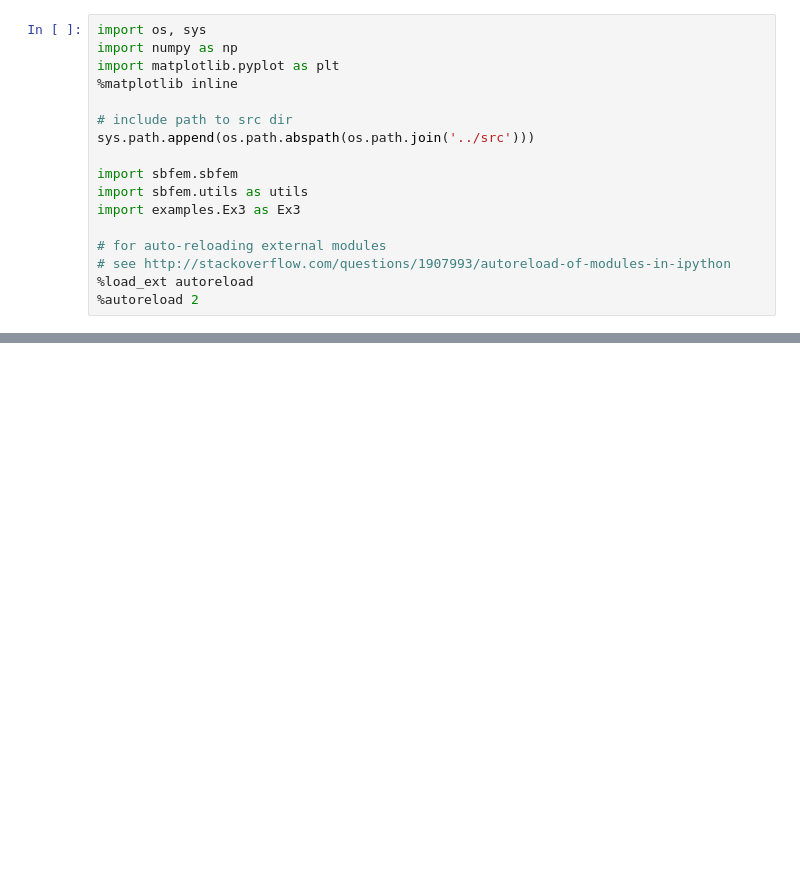
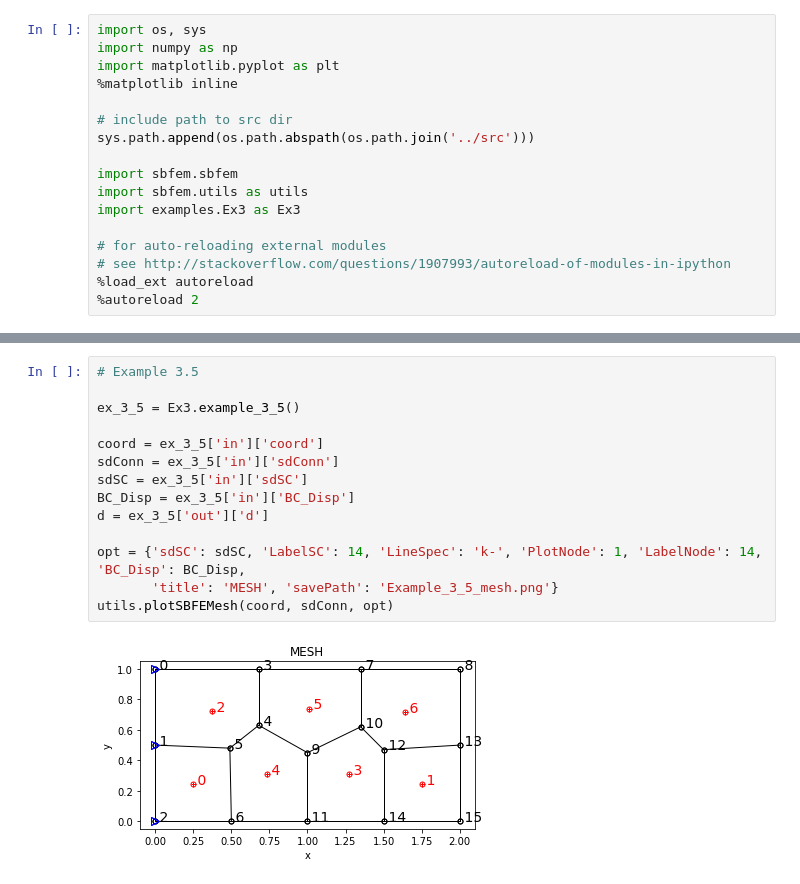
Before and after one commit to amemetov/sbfem-sandbox, a Jupyter notebook: notebooks/Example3.ipynb, the cells around one changed output, grey strips where cells are left out. Drawn from its saved outputs; the diff is of its cells as text; blank space fills up the shorter version.

```diff
--- a/notebooks/Example3.ipynb
+++ b/notebooks/Example3.ipynb
@@ -33,0 +33,16 @@ deformed, fct = utils.plotDeformedMesh(d, coord, sdConn, opt)
+# %%
+# Example 3.5
+
+ex_3_5 = Ex3.example_3_5()
+
+coord = ex_3_5['in']['coord']
+sdConn = ex_3_5['in']['sdConn']
+sdSC = ex_3_5['in']['sdSC']
+BC_Disp = ex_3_5['in']['BC_Disp']
+d = ex_3_5['out']['d']
+
+opt = {'sdSC': sdSC, 'LabelSC': 14, 'LineSpec': 'k-', 'PlotNode': 1, 'LabelNode': 14, 'BC_Disp': BC_Disp,
+       'title': 'MESH', 'savePath': 'Example_3_5_mesh.png'}
+utils.plotSBFEMesh(coord, sdConn, opt)
+# %% [output]
+[figure, added]
```
Also changed, not shown: parts of 2 cells of this notebook, 3 other files.
